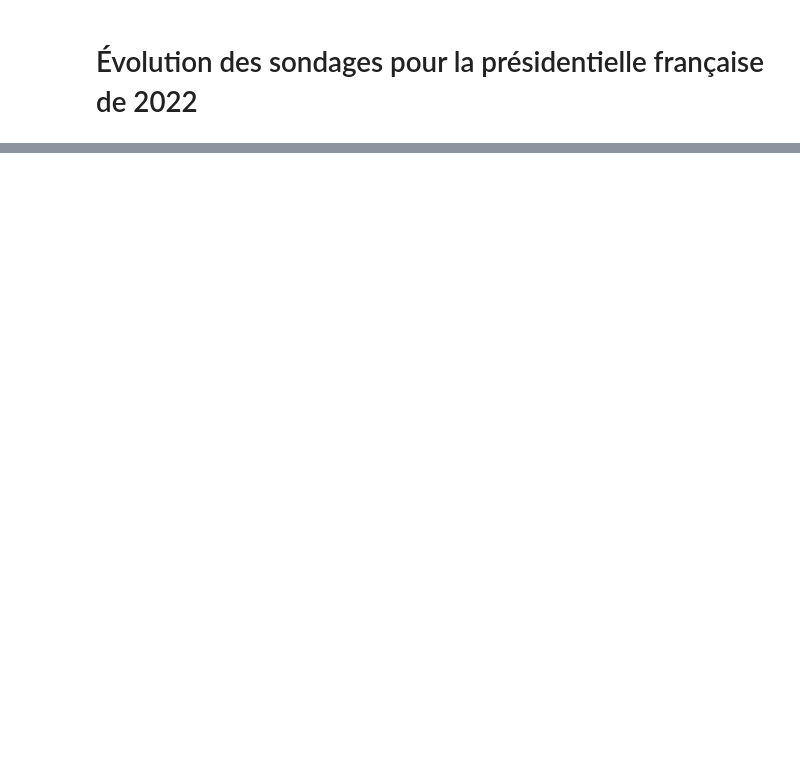
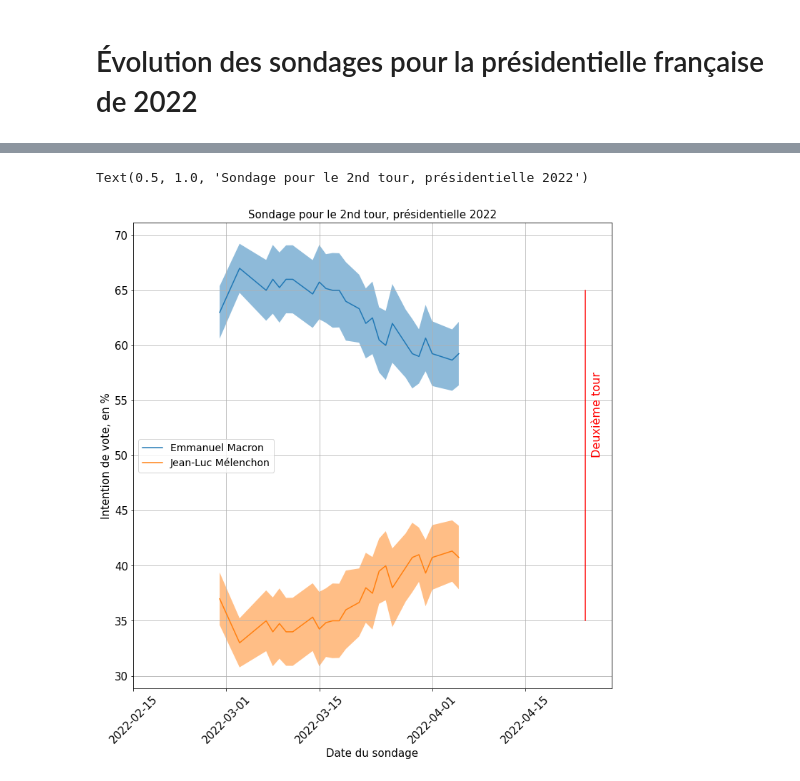
Before and after one commit to tjbtjbtjb/Vrac, a Jupyter notebook: SondagesPresidentielle2022.ipynb, the cells around one changed output, grey strips where cells are left out. Saved outputs shown, nothing was run; the diff lists cells and outputs as text; code cells hidden in the pictures; blank space fills up the shorter version.

```diff
--- a/SondagesPresidentielle2022.ipynb
+++ b/SondagesPresidentielle2022.ipynb
@@ -106,0 +101,40 @@ z2
+# %%
+import matplotlib.pyplot as plt
+plt.rc('font', size=12)
+plt.rc('axes', titlesize=15)     # fontsize of the axes title
+plt.rc('axes', labelsize=15)    # fontsize of the x and y labels
+plt.rc('xtick', labelsize=15)    # fontsize of the tick labels
+plt.rc('ytick', labelsize=15)    # fontsize of the tick labels
+plt.rc('legend', fontsize=14)    # legend fontsize
+plt.rc('figure', titlesize=20)  # fontsize of the figure title
+
+fig, ax = plt.subplots(figsize=(12,12))
+plt.xticks(rotation=45)
+
+z3=z[(z.tour=="Deuxième tour") & (z.hypothese=='Hypothèse Macron / Mélenchon')][["date","candidat","intentions","erreur_inf","erreur_sup"]]
+z3=pd.pivot_table(z3, index=['date'], columns='candidat', values=['intentions','erreur_inf','erreur_sup']).reset_index()
+z3=z3[z3.date>datetime.datetime(2022,1,1)].set_index("date")
+
+for qui in ['Emmanuel Macron','Jean-Luc Mélenchon']:
+    val=z3.loc[:,('intentions',qui)]
+    vmin=z3.loc[:,('erreur_inf',qui)]
+    vmax=z3.loc[:,('erreur_sup',qui)]
+    ax.plot(z3.index,val,label=qui)
+    ax.fill_between(z3.index, vmin,vmax,alpha=0.5)#, where=None, interpolate=False, step=None, *, data=None,
+
+ax.legend(loc='center left')
+ax.set_xlim(datetime.datetime(2022,2,15),datetime.datetime(2022,4,28))
+date_scrutin_2=datetime.datetime(2022,4,24)
+maxn2=z3[z3.columns[0]].max()
+minn2=z3[z3.columns[0]].min()
+ax.plot([date_scrutin_2,date_scrutin_2],[35,65],'r-')
+ax.text(date_scrutin_2+datetime.timedelta(days=1),50,'Deuxième tour',rotation='vertical',color='red',fontsize=16)
+
+ax.grid()
+ax.set_ylabel('Intention de vote, en %')
+ax.set_xlabel('Date du sondage')
+
+ax.set_title('Sondage pour le 2nd tour, présidentielle 2022')
+# %% [output]
+Text(0.5, 1.0, 'Sondage pour le 2nd tour, présidentielle 2022')
+[figure, added]
```
Also changed, not shown: parts of 10 cells of this notebook.
